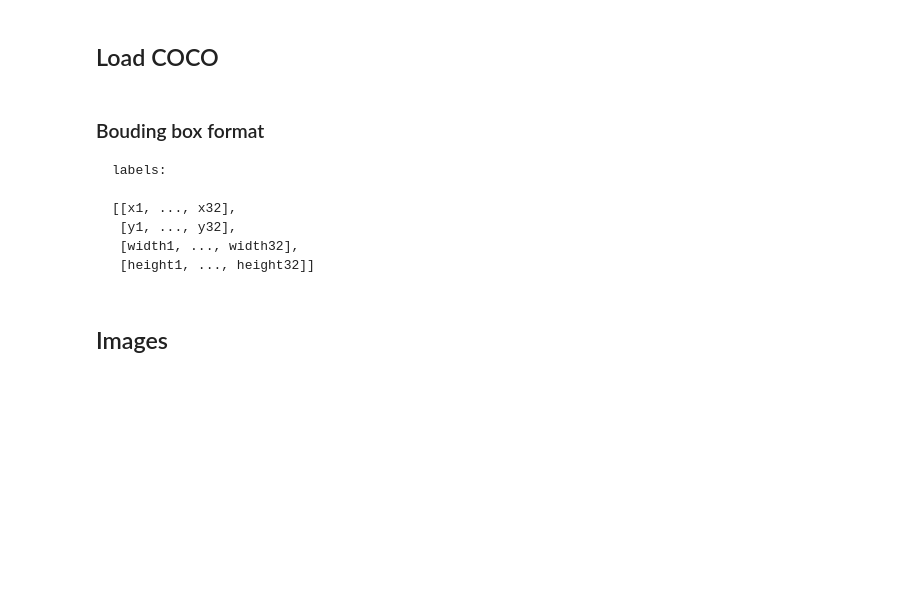
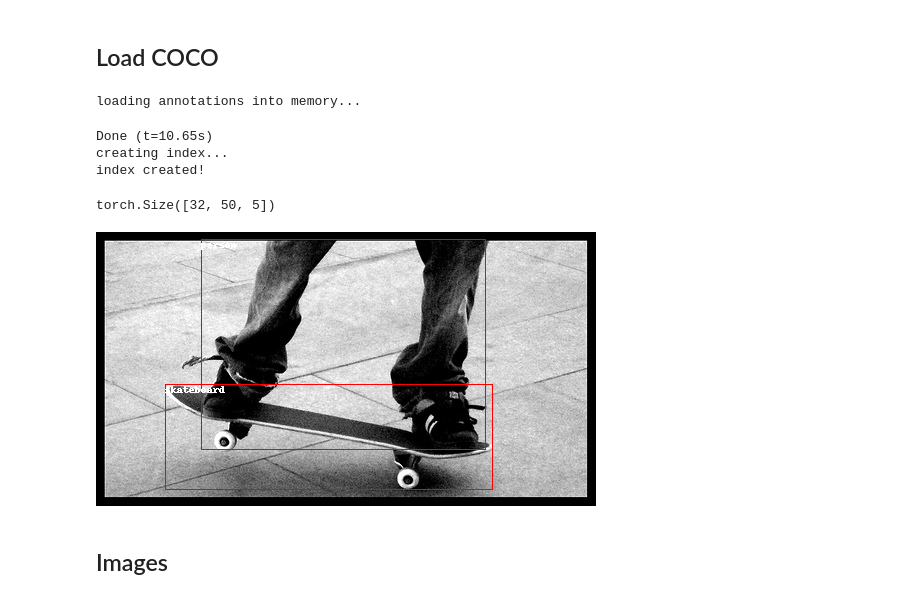
Before and after one commit to barbecacov/yolov3.pytorch-1, a Jupyter notebook: src/Playground.ipynb, the cells around one changed output. Drawn from its saved outputs; the diff is of its cells as text; code cells hidden in the pictures; blank space fills up the shorter version.

````diff
--- a/src/Playground.ipynb
+++ b/src/Playground.ipynb
@@ -90,10 +75,17 @@ train_dataloader = torch.utils.data.DataLoader(train_datasets, batch_size=32, nu
+# %%
+img_datasets, dataloader = prepare_train_dataset('coco', 416, 32)
+# %% [output]
+loading annotations into memory...
+Done (t=10.65s)
+creating index...
+index created!
 # %%
+names = None
 inputs = None
 labels = None
-path = None
-for batch_idx, (i, l, p) in enumerate(train_dataloader):
+for batch_idx, (n, i, l) in enumerate(dataloader):
+    names = n
     inputs = i
     labels = l
-    path = p
     if batch_idx == 0:
         break
@@ -105,11 +91,0 @@ print(path[0])
-# %% [markdown]
-### Bouding box format
-
-```
-labels:
-
-[[x1, ..., x32],
- [y1, ..., y32],
- [width1, ..., width32],
- [height1, ..., height32]]
-```
@@ -119,13 +92,28 @@ img = Image.open(opj(TRAIN_ROOT, path[0]))
-# %%
-from PIL import Image, ImageFont, ImageDraw, ImageEnhance
-draw = ImageDraw.Draw(img)
-bbox = labels[0][0], labels[1][0], labels[2][0], labels[3][0]
-x1 = bbox[0]
-y1 = bbox[1]
-x2 = x1 + bbox[2]
-y2 = y1 + bbox[3]
-draw.rectangle(((x1, y1, x2, y2)), outline='red')
-img
+# %%
+labels.size()
+# %% [output]
+torch.Size([32, 50, 5])
+# %%
+import os
+opj = os.path.join
+TRAIN_ROOT = opj(config.datasets['coco']['train_root'], 'train2017')
+class_names = config.datasets['coco']['class_names']
+# %%
+idx = 3
+from PIL import Image, ImageFont, ImageDraw, ImageEnhance
+img = Image.open(opj(TRAIN_ROOT, names[idx]))
+w, h = img.size
+for label in labels[idx]:
+    if label[0:4].sum() == 0:
+        break
+    draw = ImageDraw.Draw(img)
+    bbox = label[0:4]
+    name = label[4]
+    draw.rectangle(((bbox[0] * w, bbox[1] * h, (bbox[0]+bbox[2]) * w, (bbox[1]+bbox[3]) * h)), outline='red')
+    draw.text((bbox[0] * w, bbox[1] * h), class_names[str(int(name)-1)], fill='white')
+img
+# %% [output]
+[figure, added]
 # %% [markdown]
 ## Images
 # %%
````
Also changed, not shown: parts of 22 cells of this notebook.
